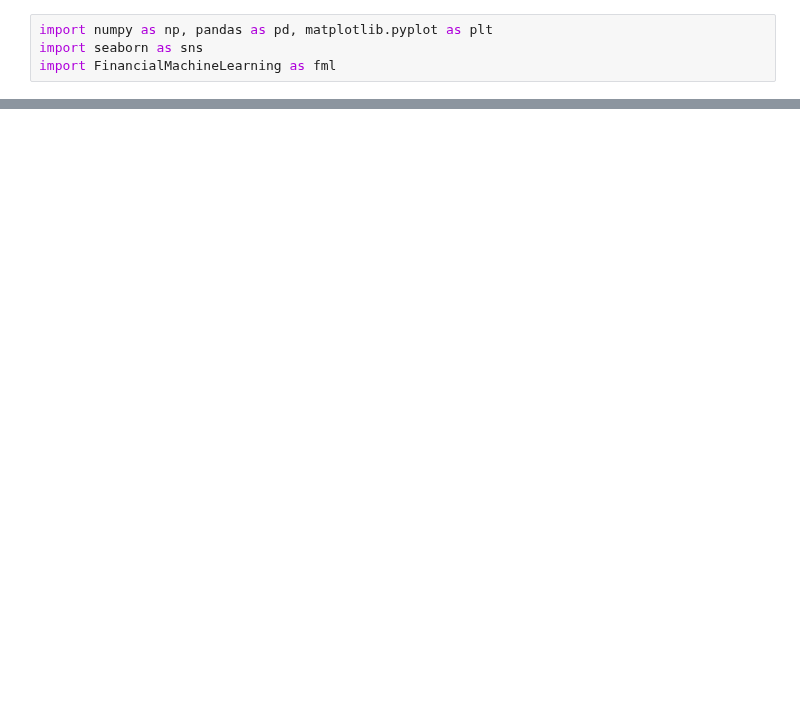
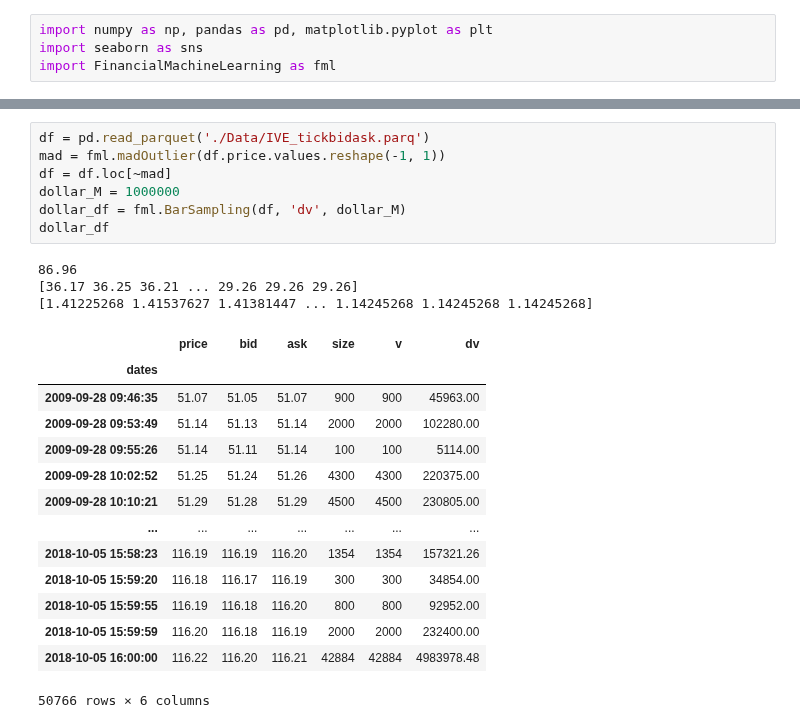
Before and after one commit to Tommylee1013/Advances-in-Financial-Machine-Learning, a Jupyter notebook: Chapter 13.ipynb, the cells around one changed output, grey strips where cells are left out. Drawn from its saved outputs; the diff is of its cells as text; blank space fills up the shorter version.

```diff
--- a/Chapter 13.ipynb
+++ b/Chapter 13.ipynb
@@ -41,0 +35,25 @@ def batch(coeffs, nIter = 1e5, maxHP = 100, rPT = np.linspace(.5, 10, 20), rSLm
+# %%
+df = pd.read_parquet('./Data/IVE_tickbidask.parq')
+mad = fml.madOutlier(df.price.values.reshape(-1, 1))
+df = df.loc[~mad]
+dollar_M = 1000000
+dollar_df = fml.BarSampling(df, 'dv', dollar_M)
+dollar_df
+# %% [output]
+86.96
+[36.17 36.25 36.21 ... 29.26 29.26 29.26]
+[1.41225268 1.41537627 1.41381447 ... 1.14245268 1.14245268 1.14245268]
+|  | price | bid | ask | size | v | dv |
+| dates |  |  |  |  |  |  |
+| 2009-09-28 09:46:35 | 51.07 | 51.05 | 51.07 | 900 | 900 | 45963.00 |
+| 2009-09-28 09:53:49 | 51.14 | 51.13 | 51.14 | 2000 | 2000 | 102280.00 |
+| 2009-09-28 09:55:26 | 51.14 | 51.11 | 51.14 | 100 | 100 | 5114.00 |
+| 2009-09-28 10:02:52 | 51.25 | 51.24 | 51.26 | 4300 | 4300 | 220375.00 |
+| 2009-09-28 10:10:21 | 51.29 | 51.28 | 51.29 | 4500 | 4500 | 230805.00 |
+| ... | ... | ... | ... | ... | ... | ... |
+| 2018-10-05 15:58:23 | 116.19 | 116.19 | 116.20 | 1354 | 1354 | 157321.26 |
+| 2018-10-05 15:59:20 | 116.18 | 116.17 | 116.19 | 300 | 300 | 34854.00 |
+| 2018-10-05 15:59:55 | 116.19 | 116.18 | 116.20 | 800 | 800 | 92952.00 |
+| 2018-10-05 15:59:59 | 116.20 | 116.18 | 116.19 | 2000 | 2000 | 232400.00 |
+| 2018-10-05 16:00:00 | 116.22 | 116.20 | 116.21 | 42884 | 42884 | 4983978.48 |
+50766 rows × 6 columns
```
Also changed, not shown: parts of 21 cells of this notebook, 2 other files.
